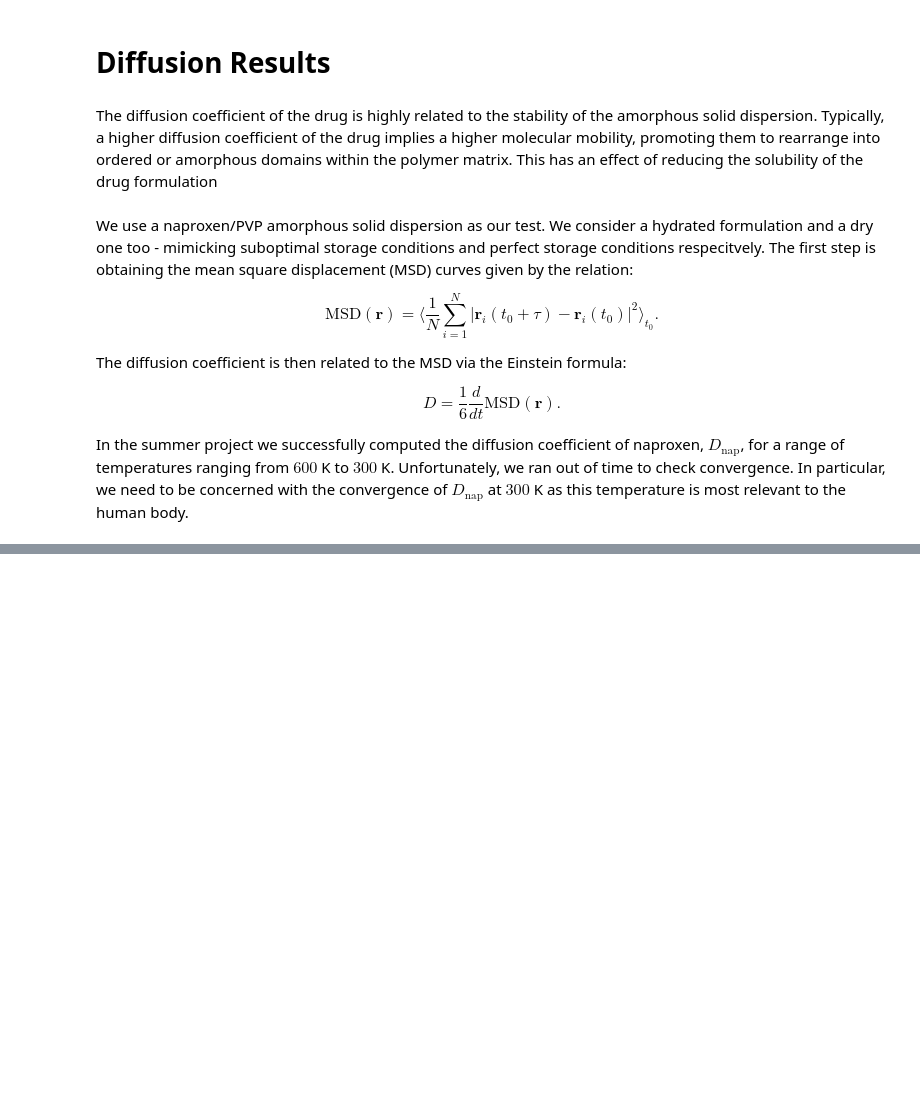
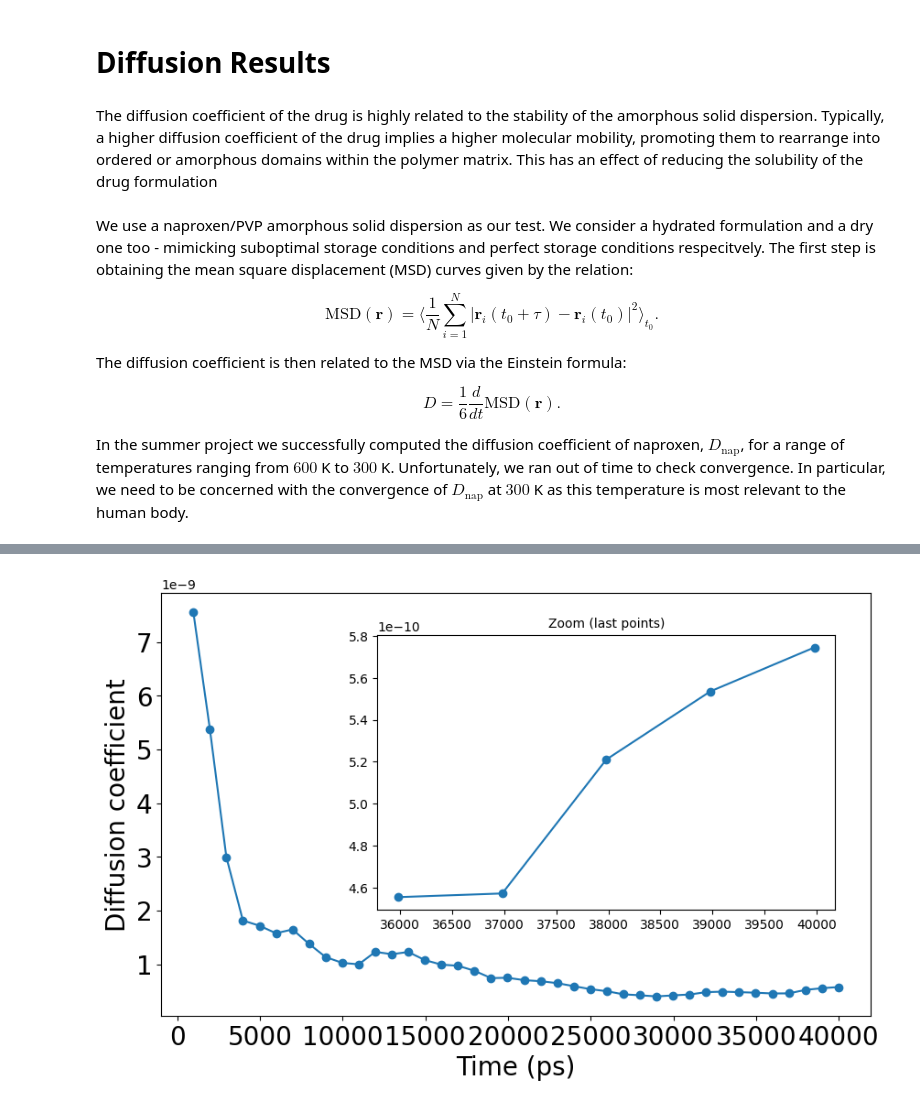
Before and after one commit to Luca-Gasparro/breaking_bad, a Jupyter notebook: diffusion/diffusion_results.ipynb, the cells around one changed output, grey strips where cells are left out. Drawn from its saved outputs; the diff is of its cells as text; code cells hidden in the pictures; blank space fills up the shorter version.

```diff
--- a/diffusion/diffusion_results.ipynb
+++ b/diffusion/diffusion_results.ipynb
@@ -20,0 +64,100 @@ In the summer project we successfully computed the diffusion coefficient of napr
+# %%
+# Start and fit times
+start_fit = [
+    300,
+    300,
+    500,
+    1000,
+    1000,
+    1000,
+    1000,
+    1000,
+    1500,
+    2000,
+    2000,
+    2000,
+    2000,
+    2000,
+    2000,
+    2000,
+    2000,
+    2500,
+    5000,
+    2500,
+    2500,
+    6000,
+    6000,
+    6000,
+    6000,
+    6000,
+    7000,
+    7000,
+    7500,
+    7500,
+    8000,
+    8000,
+    8000,
+    8000,
+    8000,
+    9000,
+    9000,
+    8000,
+    8000,
+    8000,
+]
+
+end_fit = [
+    500,
+    750,
+    1500,
+    2000,
+    2500,
+    3000,
+    3000,
+    4000,
+    4000,
+    5000,
+    5000,
+    5000,
+    6000,
+    6000,
+    7000,
+    8000,
+    8000,
+    9000,
+    9500,
+    10000,
+    10000,
+    11000,
+    11500,
+    12000,
+    12500,
+    13000,
+    13500,
+    14000,
+    14500,
+    15000,
+    15000,
+    15000,
+    15000,
+    15000,
+    15000,
+    15000,
+    15000,
+    15000,
+    15000,
+    15000,
+]
+
+# Compute the diffusion coefficient and plot
+D_300, lagtime_end = diffusion.diffusion_coefficients_300k(
+    msd_array=msd_300k,
+    lagtime_array=lagtimes_300k,
+    start_array_ps=start_fit,
+    end_array_ps=end_fit,
+)
+diffusion.plot_diff_time_300k_inset(
+    diff_array=D_300, lagtime_end_array=lagtime_end, is_dry=True
+)
+# %% [output]
+[figure, added]
```
Also changed, not shown: parts of 5 cells of this notebook, 3 other files.
